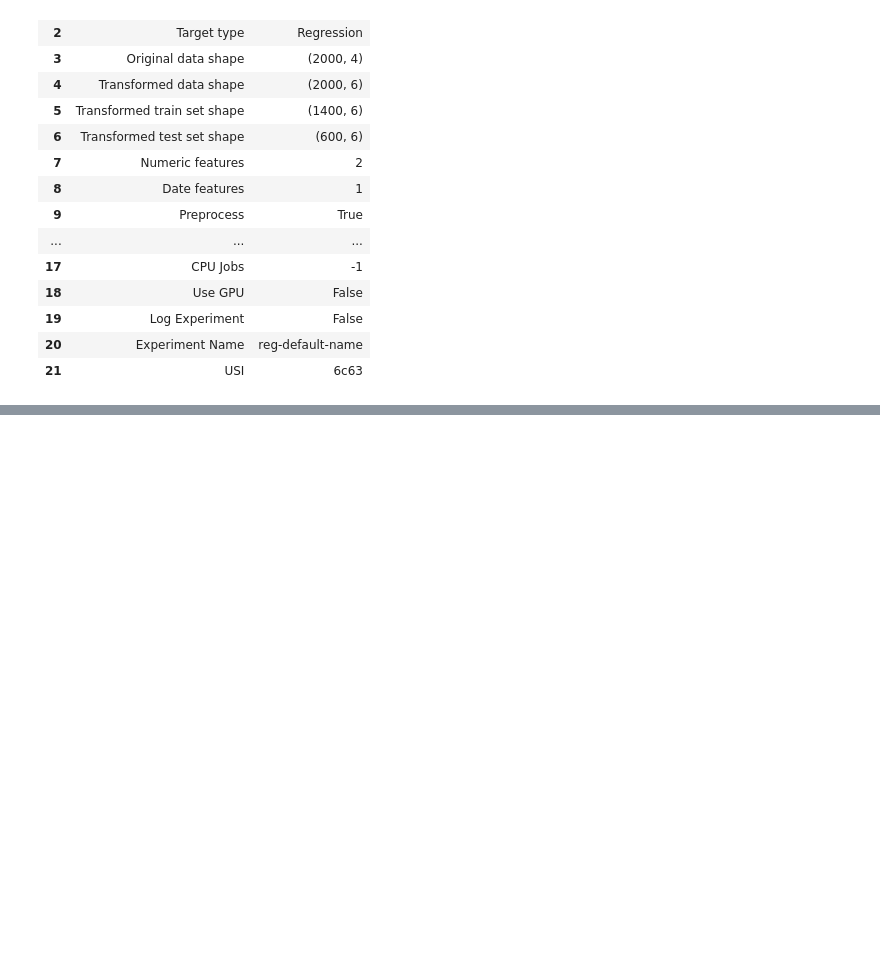
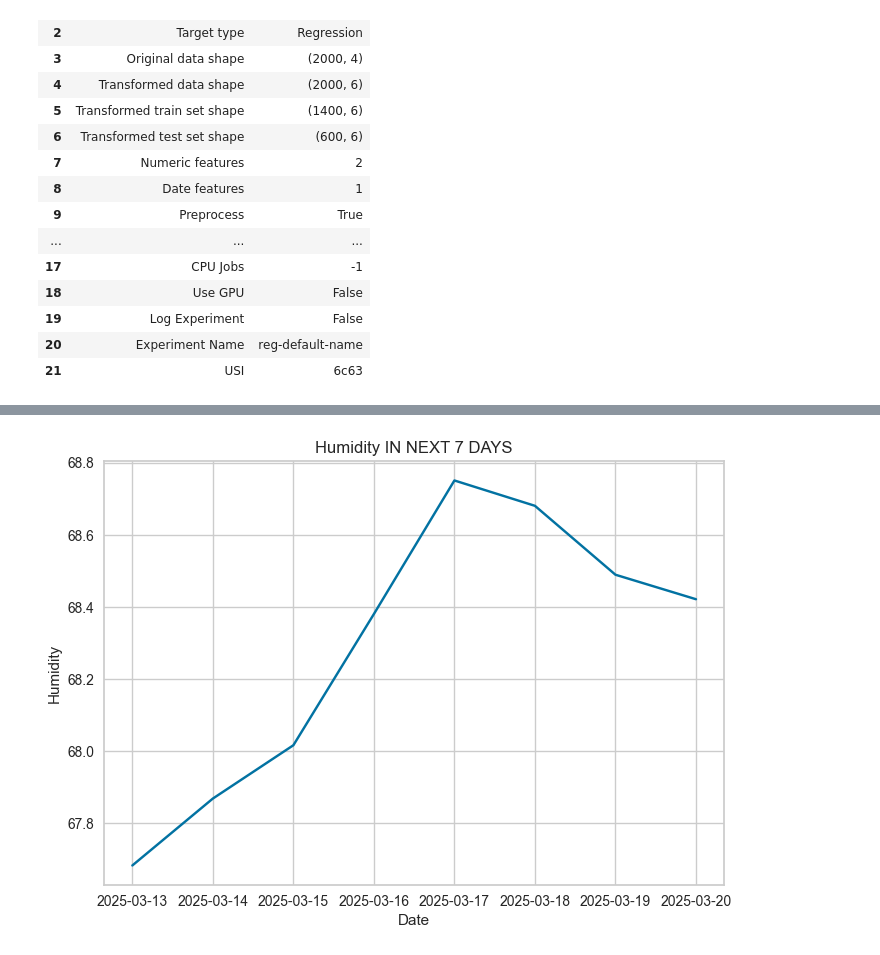
Before and after one commit to jiwlnwza007/termpro-predictPM25, a Jupyter notebook: train_humidity.ipynb, the cells around one changed output, grey strips where cells are left out. Saved outputs shown, nothing was run; the diff lists cells and outputs as text; code cells hidden in the pictures; blank space fills up the shorter version.

```diff
--- a/train_humidity.ipynb
+++ b/train_humidity.ipynb
@@ -88,0 +129,2 @@ best = compare_models()
+# %%
+ensem_best_model = ensemble_model(best_model_tune, n_estimators = 50)
@@ -88,0 +148,15 @@ best = compare_models()
+# %%
+now = pd.Timestamp.now()
+startdate = now.date()
+enddate = startdate + pd.DateOffset(days=7)
+next_week = pd.date_range(start=startdate, end=enddate, freq='D')
+# %%
+next_data = pd.DataFrame({'timestamp': next_week})
+next_data['pm_2_5'] = pm_data['pm_2_5'].mean().round(2)
+next_data['humidity'] = pm_data['humidity'].mean().round(2)
+next_data['temperature'] = pm_data['temperature'].mean().round(2)
+# %%
+predict = predict_model(ensem_best_model, data=next_data)
+data_plot = pd.DataFrame(predict, columns=['timestamp', 'prediction_label'])
+data_plot["prediction_label"] = data_plot["prediction_label"].round(2)
+data_plot
@@ -88,0 +175,9 @@ best = compare_models()
+# %%
+plt.plot(next_week, predict['prediction_label'])
+plt.xlabel('Date')
+plt.ylabel('Humidity')
+plt.title('Humidity IN NEXT 7 DAYS')
+plt.grid(True)
+plt.show()
+# %% [output]
+[figure, added]
```
Also changed, not shown: parts of 6 cells of this notebook.
